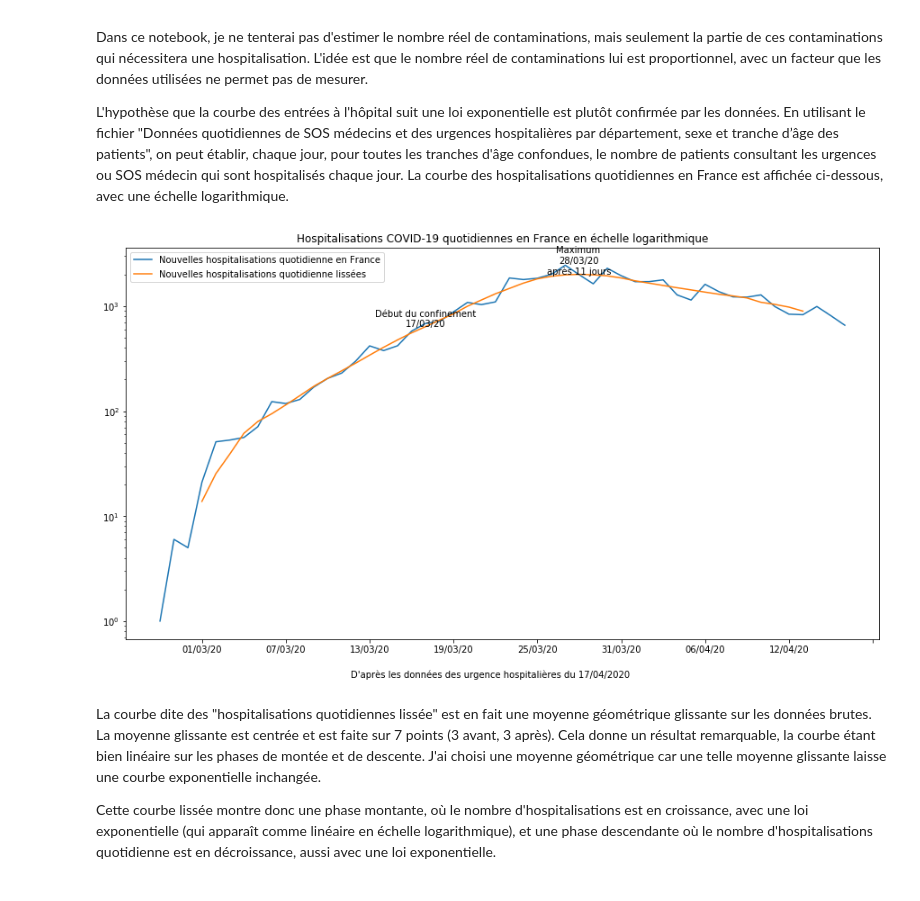
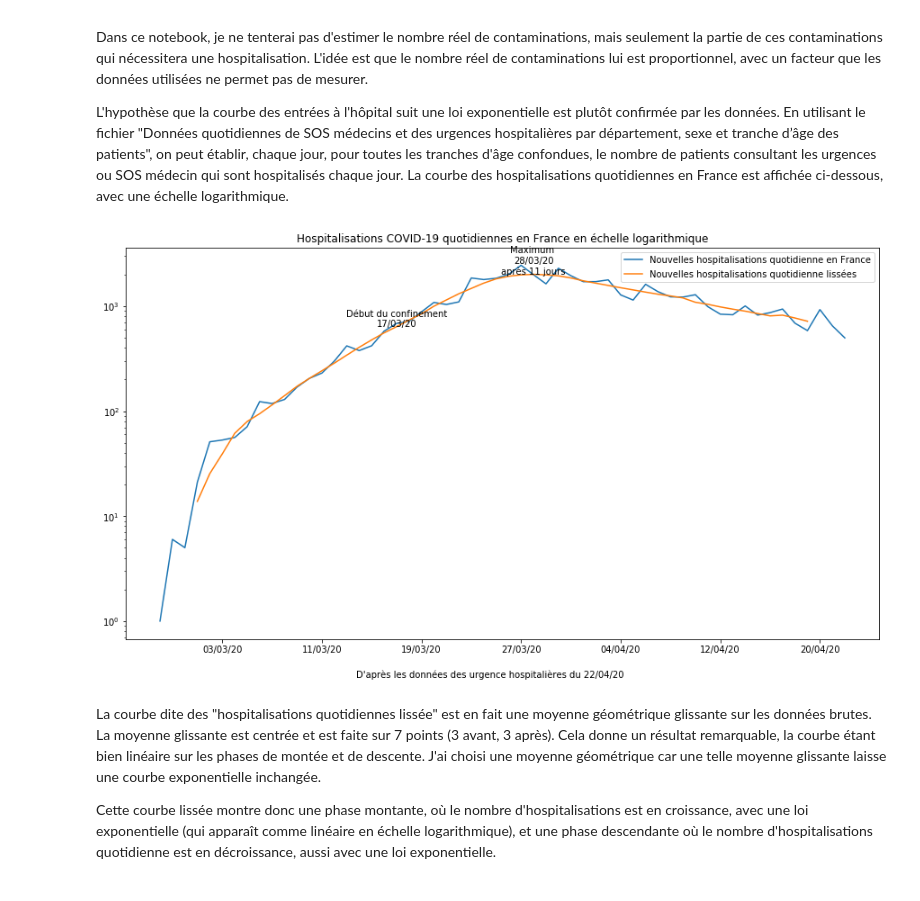
Before and after one commit to didier-devel/confinement, a Jupyter notebook: notebook/confinement.ipynb, the cells around one changed output. Cells and saved outputs as stored; diff of their text form; code cells hidden in the pictures.

```diff
--- a/notebook/confinement.ipynb
+++ b/notebook/confinement.ipynb
@@ -15,9 +18,16 @@ import pandas as pd
 import numpy as np
 from matplotlib import pyplot as plt
 import math
+from datetime import datetime
 
-df = pd.read_csv("../datagouv/sursaud-covid19-quotidien-2020-04-17-19h00-departement.csv")
-data_date = "17/04/2020"
+# Afficher les dates au format jj/mm/yy et les mettre en index
+def convertDate(isodate):
+    l = isodate.split('-')
+    return l[2]+"/"+l[1]+"/"+l[0][2:]
+
+df = pd.read_csv("../datagouv/department_latest.csv")
+# Data date is the latest  entry in the table
+data_date = convertDate(df["date_de_passage"].iloc[-1])
 
 #extraire les données toutes classe d'age
 all_age = df[df["sursaud_cl_age_corona"] == "0"]
@@ -25,10 +35,6 @@ all_age = df[df["sursaud_cl_age_corona"] == "0"]
 # Pivot par jour - somme (sur tous les départements)
 data_france = all_age.groupby(["date_de_passage"]).agg('sum')
 
-# Afficher les dates au format jj/mm/yy et les mettre en index
-def convertDate(isodate):
-    l = isodate.split('-')
-    return l[2]+"/"+l[1]+"/"+l[0][2:]
 
 data_france["date"] = data_france.index
 data_france["date"] = data_france["date"].apply(convertDate)
@@ -42,34 +48,34 @@ data_france[data_france["nbre_hospit_corona"] == 0] = np.nan
 data_france["rolling_hospit_corona"] = data_france["nbre_hospit_corona"].rolling(7,center=True).aggregate(lambda x: x.prod()**(1./7))
 
 # Détermination du pic des hospitalisations sur la courbe lissée
 peak = data_france["rolling_hospit_corona"].idxmax()
 peak_loc = data_france.index.get_loc(peak)
 
 confinement_start = "17/03/20"
 start_loc = data_france.index.get_loc(confinement_start)
 
 # Afficher les courbes
 fig = plt.figure(figsize=(15,8))
 ax = plt.axes()
 
 ax.plot(data_france["nbre_hospit_corona"], label="Nouvelles hospitalisations quotidienne en France")
 ax.plot(data_france["rolling_hospit_corona"], label="Nouvelles hospitalisations quotidienne lissées")
 
 ax.xaxis.set_major_locator(plt.MaxNLocator(10))
 ax.set_title("Hospitalisations COVID-19 quotidiennes en France en échelle logarithmique")
 
 ax.text(start_loc,data_france["rolling_hospit_corona"].loc[confinement_start],"Début du confinement\n%s"%confinement_start,horizontalalignment="center")
 ax.text(peak_loc,data_france["rolling_hospit_corona"].loc[peak],"Maximum \n%s\naprès %i jours"%(peak,peak_loc-start_loc),horizontalalignment="center")
 
 ax.legend()
 plt.yscale("log")
 
 fig.text(.5, .05, "D'après les données des urgence hospitalières du %s"%data_date, ha='center')
 
 #No text output
 None
 # %% [output]
-[figure, old version]
+[figure, new version]
 # %% [markdown]
 La courbe dite des "hospitalisations quotidiennes lissée" est en fait une moyenne géométrique glissante sur les données brutes. La moyenne glissante est centrée et est faite sur 7 points (3 avant, 3 après). Cela donne un résultat remarquable, la courbe étant bien linéaire sur les phases de montée et de descente. J'ai choisi une moyenne géométrique car une telle moyenne glissante laisse une courbe exponentielle inchangée.
 
```
Also changed, not shown: parts of 4 cells of this notebook, 1 other file.
